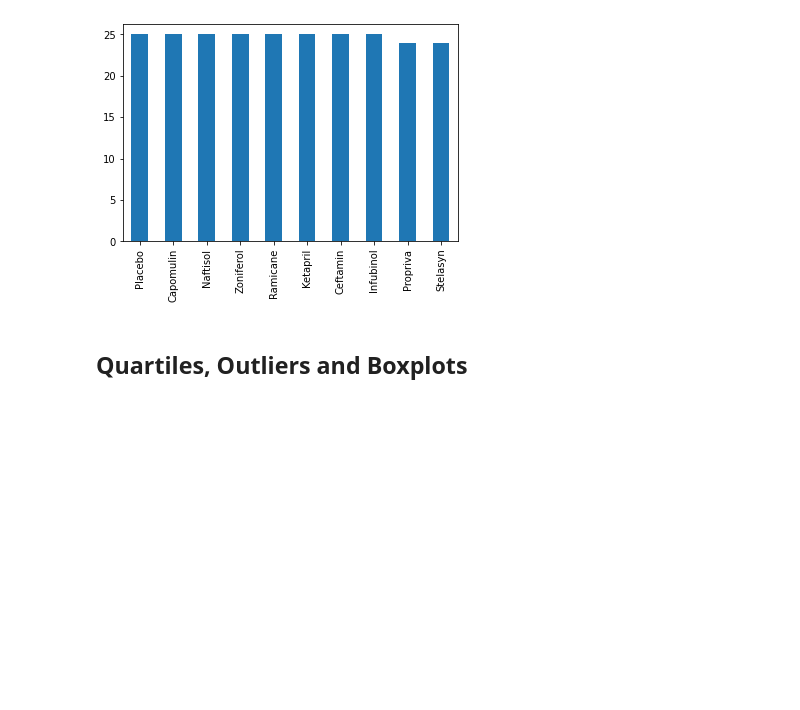
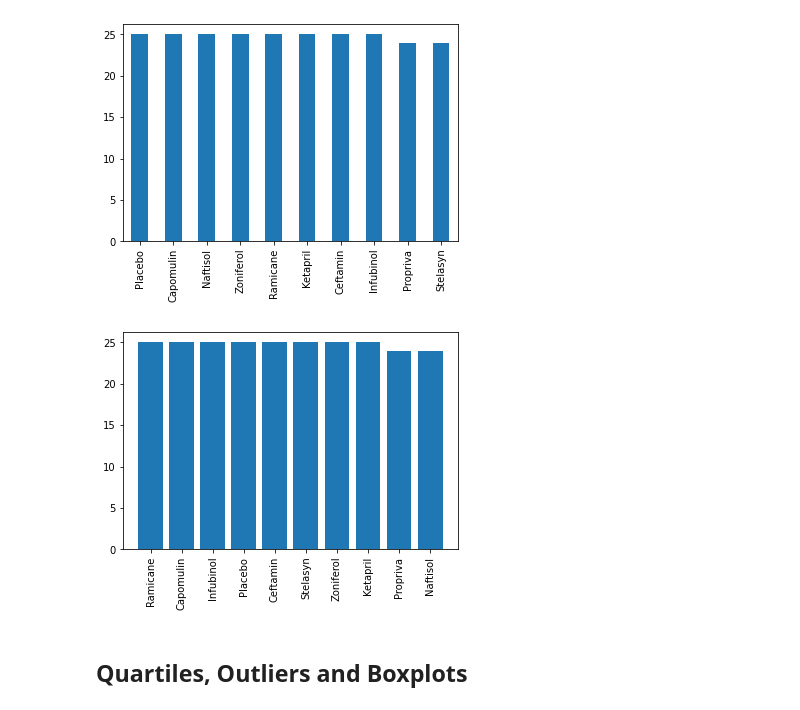
Before and after one commit to Ashlander0/MatPlotLib-Challenge, a Jupyter notebook: pymaceuticals_starter.ipynb, the cells around one changed output. Cells and saved outputs as stored; diff of their text form; code cells hidden in the pictures; blank space fills up the shorter version.

Commit message:
Finished pyplots bar chart

```diff
--- a/pymaceuticals_starter.ipynb
+++ b/pymaceuticals_starter.ipynb
@@ -122,6 +122,14 @@ miceind['Drug Regimen'].value_counts().plot.bar()
 [figure]
 # %%
 # Generate a bar plot showing the total number of unique mice tested on each drug regimen using pyplot.
+drugreg = miceind['Drug Regimen'].unique()
+regcount = miceind['Drug Regimen'].value_counts()
+
+plt.bar(drugreg, regcount)
+plt.xticks(rotation=90)
+plt.show()
+# %% [output]
+[figure, added]
 # %%
 # Generate a pie plot showing the distribution of female versus male mice using pandas
 # %%
```
